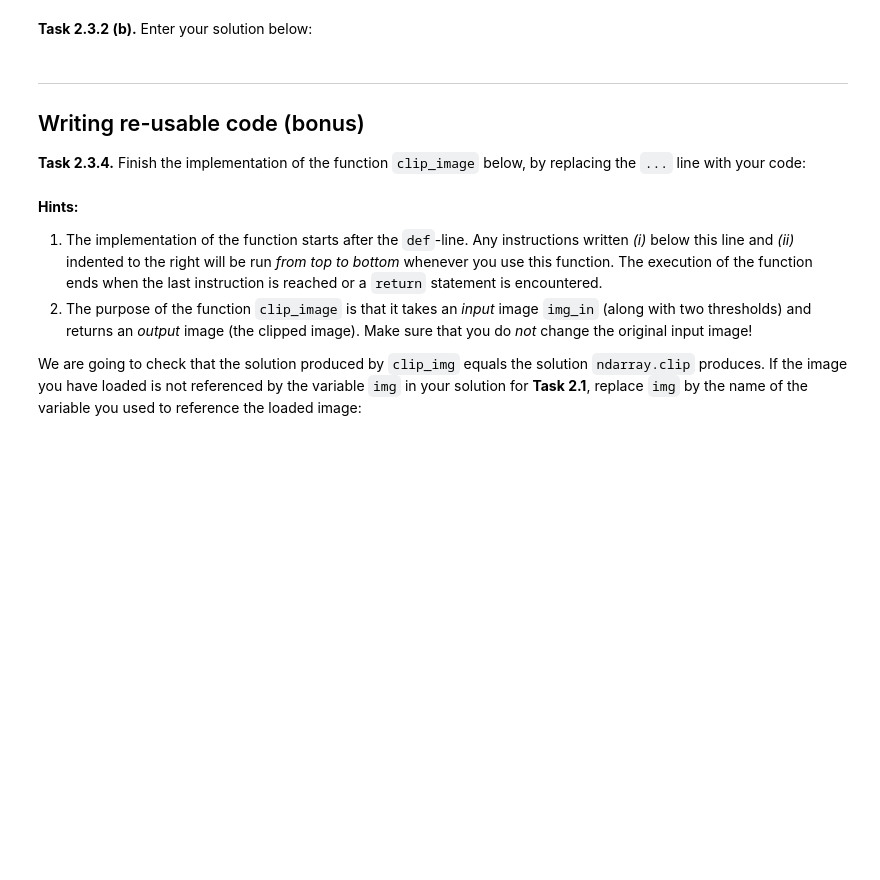
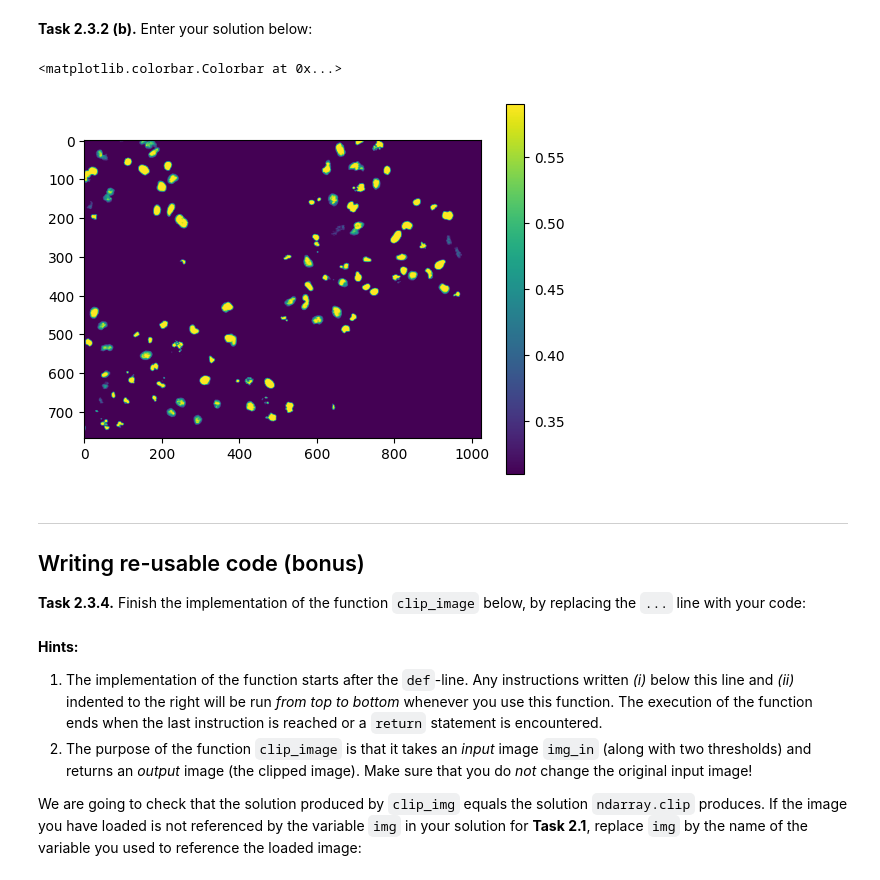
Before and after one commit to evgr5/mobi-fs3-python, a Jupyter notebook: task2.ipynb, the cells around one changed output. Saved outputs shown, nothing was run; the diff lists cells and outputs as text; code cells hidden in the pictures; blank space fills up the shorter version.

```diff
--- a/task2.ipynb
+++ b/task2.ipynb
@@ -62,5 +75,18 @@ plt.imshow(name)
 # %% [markdown]
 **<a id="#">Task 2.3.2 (b).</a>** Enter your solution below:
+# %%
+img2 =img.copy()
+pic = numpy.ndindex(img.shape)
+for i in pic:
+    if img2[[0],[1]]<T1:
+        img2[[0],[1]] = T1
+    if img2[[0],[1]]>T2:
+        img2[[0],[1]] = T2
+plt.imshow(img2)
+plt.colorbar()
+# %% [output]
+<matplotlib.colorbar.Colorbar at 0x...>
+[figure, added]
 # %% [markdown]
 ---
 
```
Also changed, not shown: parts of 3 cells of this notebook.
